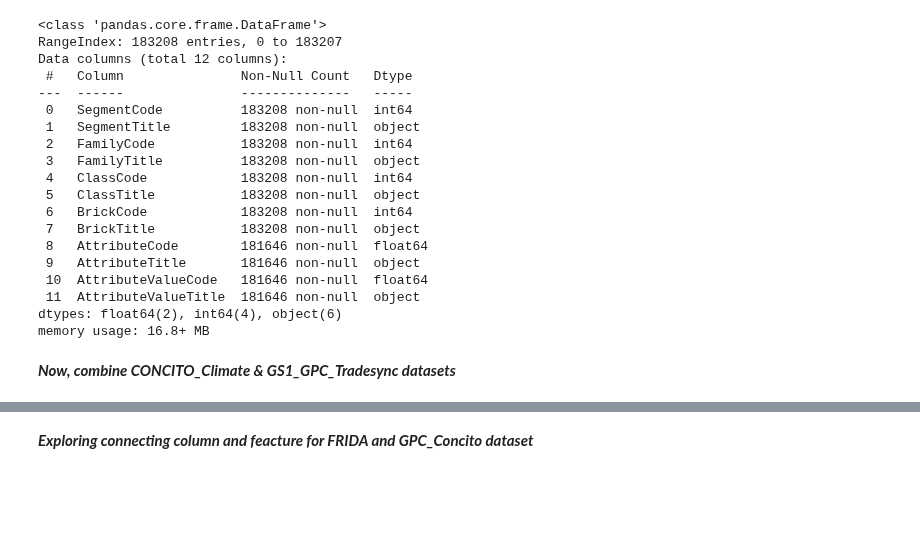
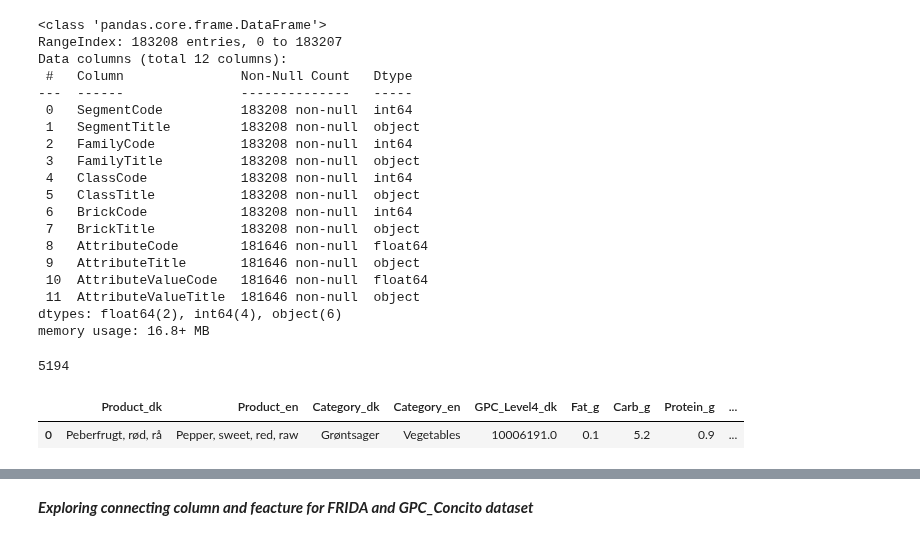
Before and after one commit to mrchapagain/ConsumerDataAnalytics, a Jupyter notebook: Data_Exploration.ipynb, the cells around one changed output, grey strips where cells are left out. Cells and saved outputs as stored; diff of their text form; code cells hidden in the pictures; blank space fills up the shorter version.

```diff
--- a/Data_Exploration.ipynb
+++ b/Data_Exploration.ipynb
@@ -345,8 +383,13 @@ Data columns (total 12 columns):
  11  AttributeValueTitle  181646 non-null  object
 dtypes: float64(2), int64(4), object(6)
 memory usage: 16.8+ MB
+# %%
+len(df_tradesync_selected_columns.BrickCode.unique())
+# %% [output]
+5194
 # %%
-#data_tradesync_selected_columns[data_tradesync_selected_columns.BrickCode== 10006191]
-#data_climate_selected[data_climate_selected.GPC_Level4_dk== 10006191]
+df_tradesync_selected_columns[df_tradesync_selected_columns.BrickCode== 10006191]
+df_climate_selected[df_climate_selected.GPC_Level4_dk== 10006191]
+# %% [output]
+|  | Product_dk | Product_en | Category_dk | Category_en | GPC_Level4_dk | Fat_g | Carb_g | Protein_g | ... |
+| 0 | Peberfrugt, rød, rå | Pepper, sweet, red, raw | Grøntsager | Vegetables | 10006191.0 | 0.1 | 5.2 | 0.9 | ... |
-# %% [markdown]
-***Now, combine CONCITO_Climate & GS1_GPC_Tradesync datasets***
```
Also changed, not shown: parts of 14 cells of this notebook.
